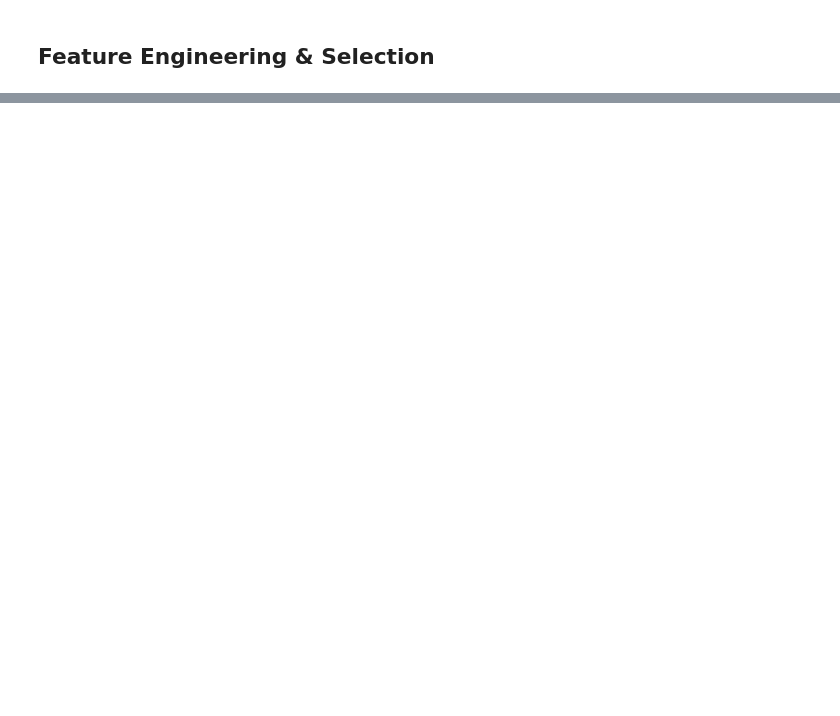
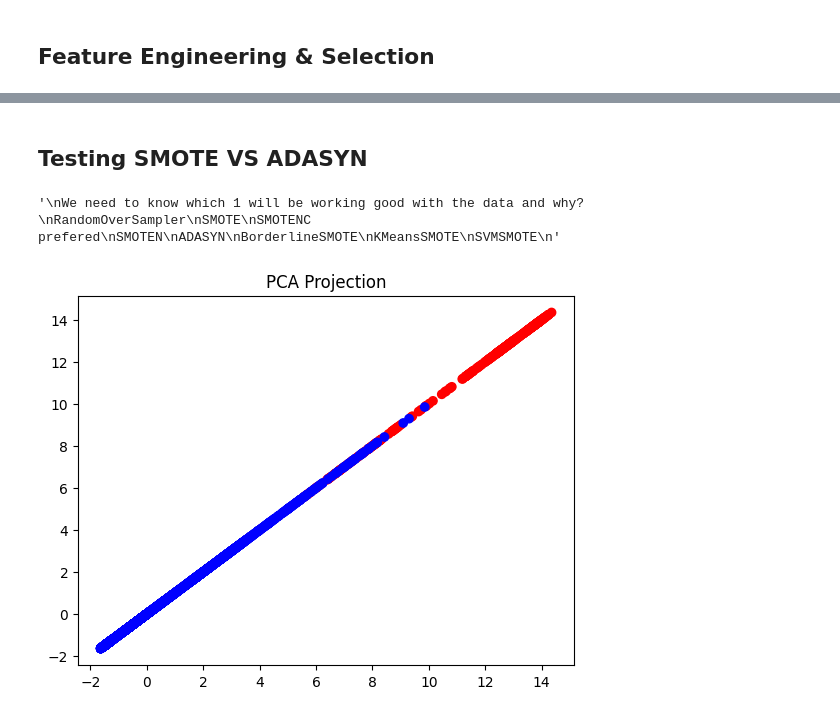
Before and after one commit to DEVOLOPER-1/Pred-Sus-Act, a Jupyter notebook: EDA.ipynb, the cells around one changed output, grey strips where cells are left out. Drawn from its saved outputs; the diff is of its cells as text; code cells hidden in the pictures; blank space fills up the shorter version.

```diff
--- a/EDA.ipynb
+++ b/EDA.ipynb
@@ -532,0 +494,28 @@ shape: (14_036,)
+# %%
+if mostCoRELATED == selected_features:
+    print(True)
+else:
+    mostCoRELATED = selected_features
+    del selected_features
+    del selector
+# %%
+#https://medium.com/aiskunks/categorical-data-encoding-techniques-d6296697a40f
+for col in tqdm(df.select(pl.col(pl.Utf8))):
+    if col.name =="target":
+        continue
+    contingency_df = ( #building contingency tables , https://docs.pola.rs/api/python/stable/reference/dataframe/api/polars.DataFrame.pivot.html
+        df.group_by([col.name, "target"])
+        .agg(pl.len().alias("count"))
+        .pivot(
+            values="count",
+            index=col.name,
+            on="target",
+            aggregate_function="sum"
+        )
+        .fill_null(0)  # Fill missing combinations with 0
+    ).drop(col.name).to_numpy().astype(int) # drop  feature column  and convert only counts to a numpy array
+    correlation = association(contingency_df, method="cramer") # calculate Cramér's V association between the feature and target
+    if(correlation>0.6 ):
+        print(col.name , col.unique().shape[0] ,"       ", correlation)
+        if( col.name  not in mostCoRELATED):
+            mostCoRELATED.append(col.name)
@@ -532,0 +529,7 @@ shape: (14_036,)
+# %%
+features = df[mostCoRELATED].to_pandas()
+features = pd.get_dummies(data = features , dtype = int)
+featuresSCALED = scaler.fit_transform(features)
+PCA_featuresSCALED = PCA(n_components=2).fit_transform(featuresSCALED)
+PCA_featuresSCALED_WITH_Target = pl.DataFrame({"comp1":PCA_featuresSCALED[:,0] , "comp2":PCA_featuresSCALED[:,0] , "label":df["target"]})
+print(PCA_featuresSCALED.shape)
@@ -532,0 +555,29 @@ shape: (14_036,)
+# %% [markdown]
+## Testing SMOTE VS ADASYN
+# %%
+#I'm using oversampling as undersampling works by removing samples of the majority class and I don't want to lose any data
+#https://medium.com/@abdallahashraf90x/oversampling-for-better-machine-learning-with-imbalanced-data-68f9b5ac2696
+#https://stackoverflow.com/questions/20892799/using-pandas-calculate-cram%C3%A9rs-coefficient-matrix
+"""
+We need to know which 1 will be working good with the data and why?
+RandomOverSampler
+SMOTE
+SMOTENC prefered
+SMOTEN
+ADASYN
+BorderlineSMOTE
+KMeansSMOTE
+SVMSMOTE
+"""
+# %% [output]
+'\nWe need to know which 1 will be working good with the data and why?\nRandomOverSampler\nSMOTE\nSMOTENC prefered\nSMOTEN\nADASYN\nBorderlineSMOTE\nKMeansSMOTE\nSVMSMOTE\n'
+# %%
+colorsMAP = {"anomaly":"red"  , "normal":"blue"}
+plt.scatter(PCA_featuresSCALED_WITH_Target["comp1"],
+            PCA_featuresSCALED_WITH_Target["comp2"] ,
+            c = df["target"].replace(colorsMAP)
+           ) #https://stackoverflow.com/questions/74779644/mapping-a-python-dict-to-a-polars-series , https://kanoki.org/2020/08/30/matplotlib-scatter-plot-color-by-category-in-python/
+plt.title("PCA Projection")
+plt.show()
+# %% [output]
+[figure, added]
```
Also changed, not shown: parts of 93 cells of this notebook, 7 other files.
